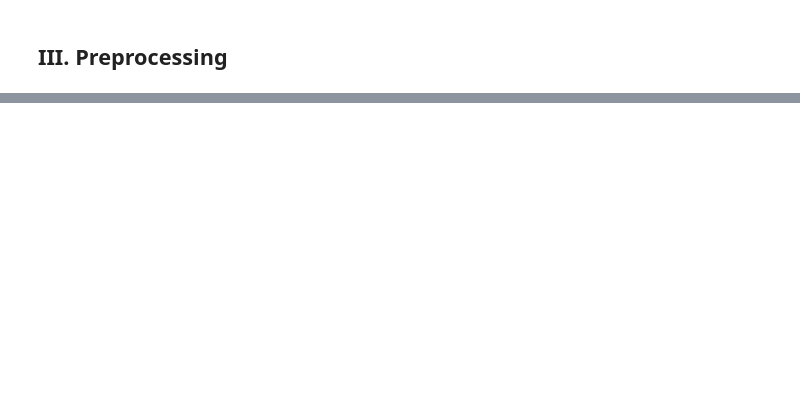
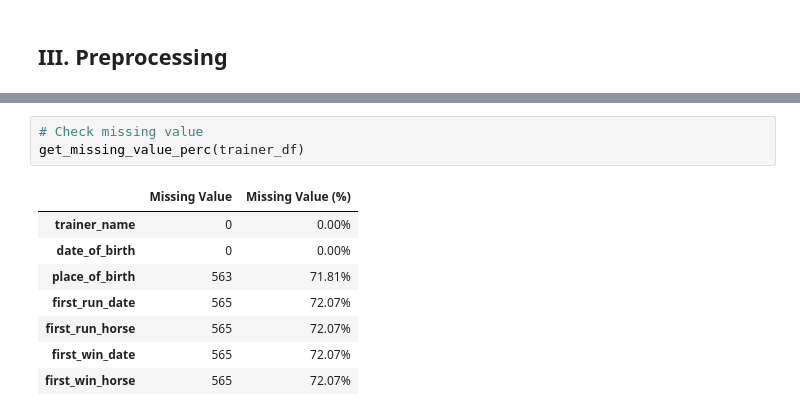
Before and after one commit to terryluzj/ba-fyp-sports-analytics, a Jupyter notebook: analysis/Database Preprocessing.ipynb, the cells around one changed output, grey strips where cells are left out. Cells and saved outputs as stored; diff of their text form; blank space fills up the shorter version.

```diff
--- a/analysis/Database Preprocessing.ipynb
+++ b/analysis/Database Preprocessing.ipynb
@@ -196,0 +269,12 @@ jockey_df.describe().T
+# %%
+# Check missing value
+get_missing_value_perc(trainer_df)
+# %% [output]
+|  | Missing Value | Missing Value (%) |
+| trainer_name | 0 | 0.00% |
+| date_of_birth | 0 | 0.00% |
+| place_of_birth | 563 | 71.81% |
+| first_run_date | 565 | 72.07% |
+| first_run_horse | 565 | 72.07% |
+| first_win_date | 565 | 72.07% |
+| first_win_horse | 565 | 72.07% |
```
Also changed, not shown: parts of 18 cells of this notebook.
